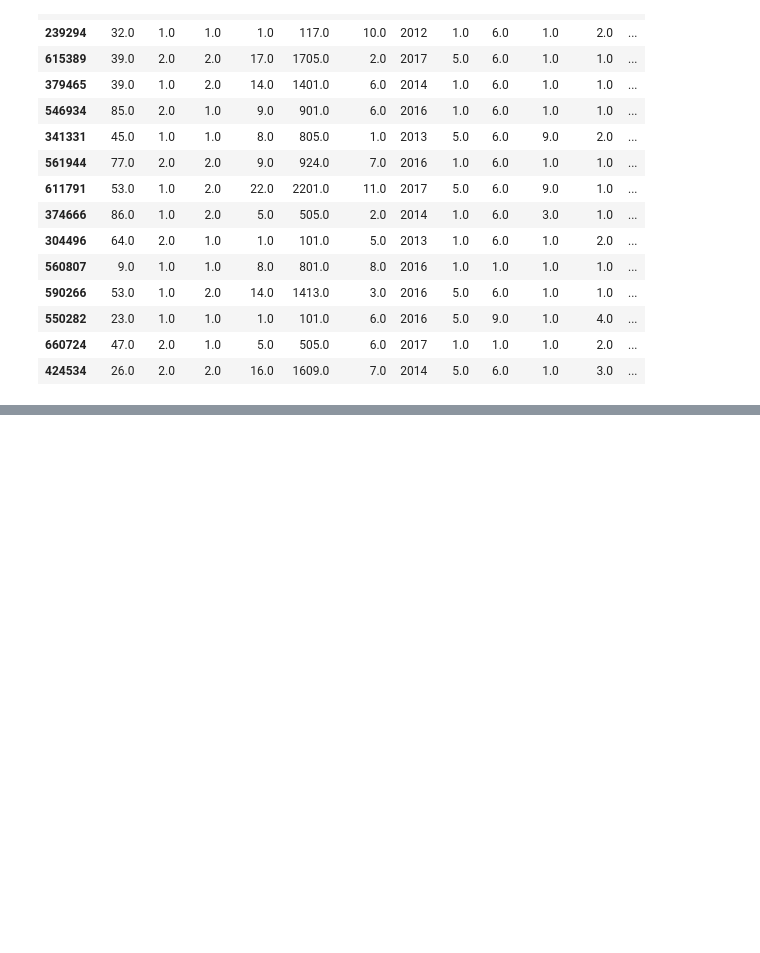
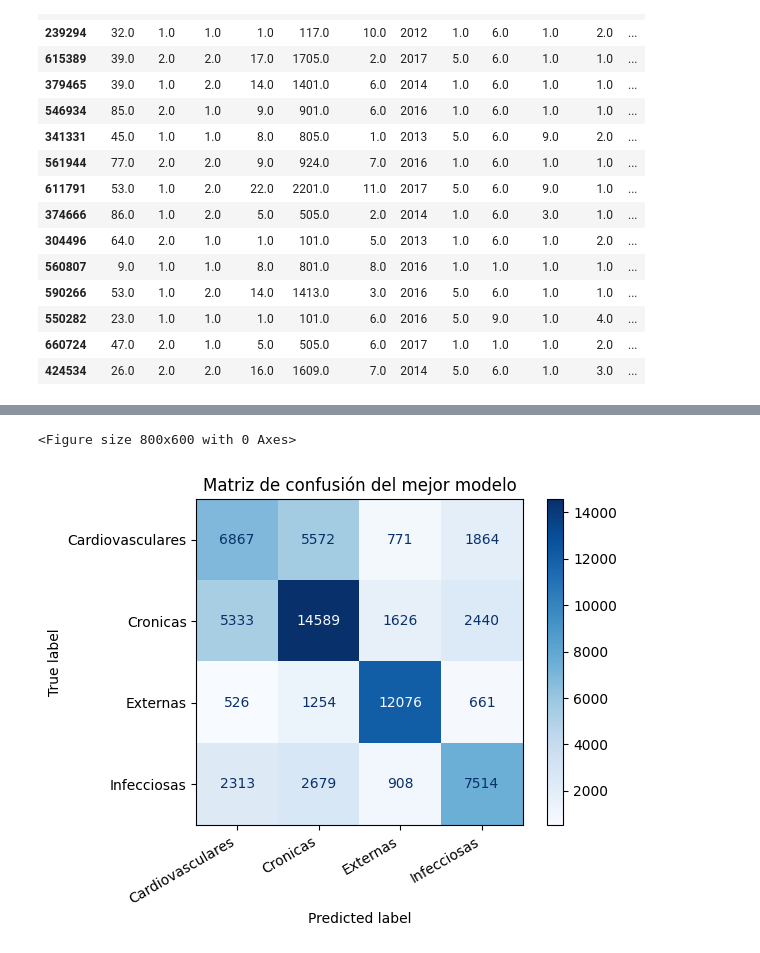
Before and after one commit to agabrielMej/Proyecto-MD-Grupo-2, a Jupyter notebook: notebooks/01_exploracion.ipynb, the cells around one changed output, grey strips where cells are left out. Cells and saved outputs as stored; diff of their text form; code cells hidden in the pictures; blank space fills up the shorter version.

```diff
--- a/notebooks/01_exploracion.ipynb
+++ b/notebooks/01_exploracion.ipynb
@@ -1344,3 +1344,22 @@ tabla_predicciones.head(15)
 | 550282 | 23.0 | 1.0 | 1.0 | 1.0 | 101.0 | 6.0 | 2016 | 5.0 | 9.0 | 1.0 | 4.0 | ... |
 | 660724 | 47.0 | 2.0 | 1.0 | 5.0 | 505.0 | 6.0 | 2017 | 1.0 | 1.0 | 1.0 | 2.0 | ... |
 | 424534 | 26.0 | 2.0 | 2.0 | 16.0 | 1609.0 | 7.0 | 2014 | 5.0 | 6.0 | 1.0 | 3.0 | ... |
+# %%
+if mejor_version == "Modelo A - incluye Otras":
+    mejor_pipeline = modelos_a[mejor_modelo]
+else:
+    mejor_pipeline = modelos_b[mejor_modelo]
+
+probabilidades = mejor_pipeline.predict_proba(X_test_mejor)
+clases = mejor_pipeline.classes_
+
+tabla_probabilidades = pd.DataFrame(probabilidades, columns=[f"prob_{clase}" for clase in clases])
+tabla_probabilidades = tabla_probabilidades.reset_index(drop=True)
+
+tabla_predicciones_prob = X_test_mejor.reset_index(drop=True).copy()
+tabla_predicciones_prob["tipo_causa_real"] = y_test_mejor.values
+tabla_predicciones_prob["tipo_causa_predicha"] = y_pred_mejor
+
+tabla_predicciones_prob = pd.concat([tabla_predicciones_prob, tabla_probabilidades], axis=1)
+
+tabla_predicciones_prob.head(15)
@@ -1346,0 +1460,19 @@ tabla_predicciones.head(15)
+# %%
+from sklearn.metrics import ConfusionMatrixDisplay, confusion_matrix
+
+clases = mejor_pipeline.classes_
+matriz_mejor = confusion_matrix(y_test_mejor, y_pred_mejor, labels=clases)
+
+plt.figure(figsize=(8, 6))
+disp = ConfusionMatrixDisplay(
+    confusion_matrix=matriz_mejor,
+    display_labels=clases
+)
+disp.plot(cmap="Blues", values_format="d")
+plt.title("Matriz de confusión del mejor modelo")
+plt.xticks(rotation=30, ha="right")
+plt.tight_layout()
+plt.show()
+# %% [output]
+<Figure size 800x600 with 0 Axes>
+[figure, added]
```
Also changed, not shown: parts of 12 cells of this notebook.
